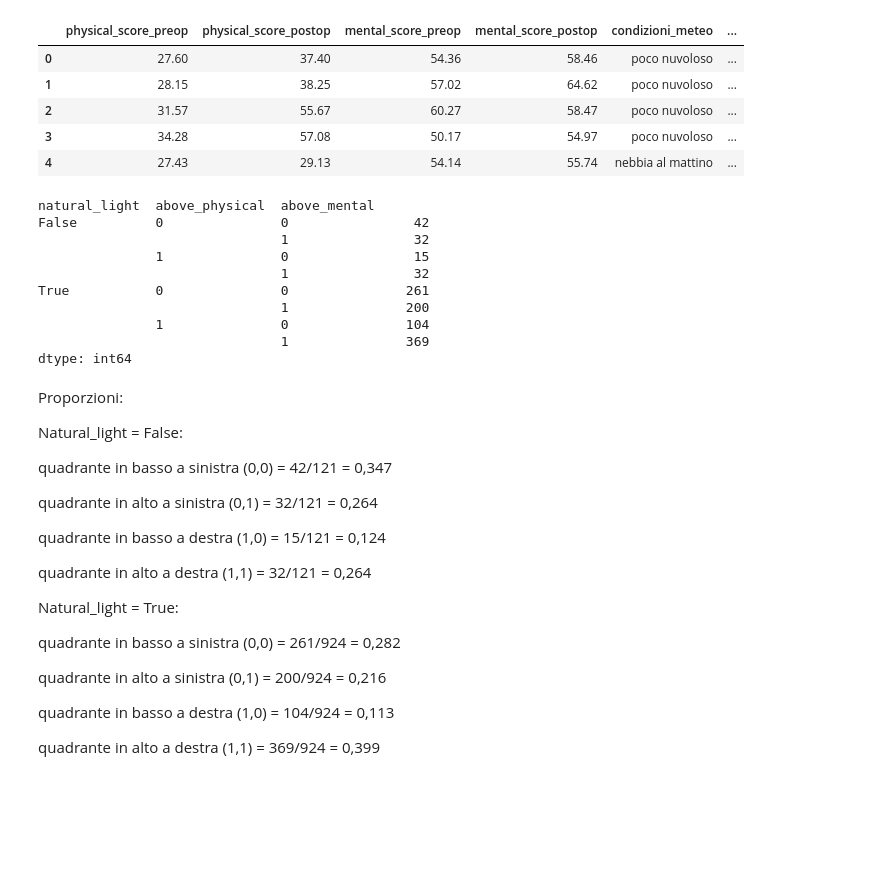
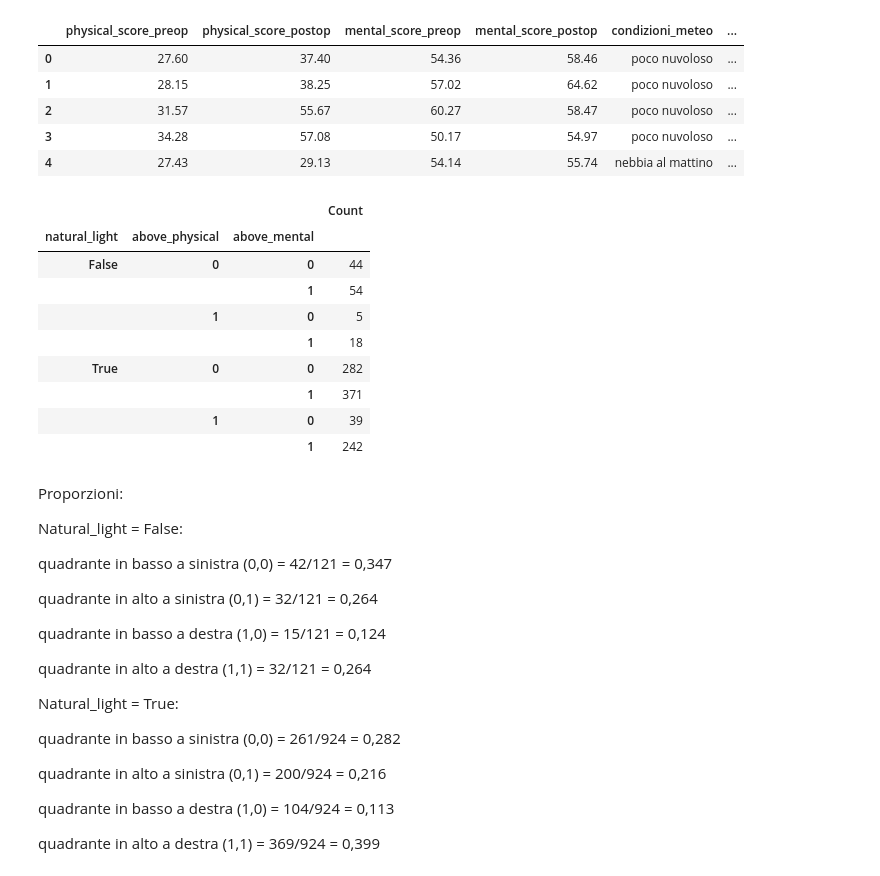
Before and after one commit to giocoal/surgery-PROMs-score-and-weather-conditions-data-visualizations, a Jupyter notebook: DataViz_Compitino_SecondaVisualizzazione.ipynb, the cells around one changed output. Cells and saved outputs as stored; diff of their text form; code cells hidden in the pictures; blank space fills up the shorter version.

```diff
--- a/DataViz_Compitino_SecondaVisualizzazione.ipynb
+++ b/DataViz_Compitino_SecondaVisualizzazione.ipynb
@@ -113,18 +117,18 @@ df1.head()
 | 3 | 34.28 | 57.08 | 50.17 | 54.97 | poco nuvoloso | ... |
 | 4 | 27.43 | 29.13 | 54.14 | 55.74 | nebbia al mattino | ... |
 # %%
-df1.groupby(['natural_light', 'above_physical', 'above_mental']).size()
+df1.groupby(['natural_light', 'above_physical', 'above_mental']).agg(Count = ('physical_score_preop','count'))
 # %% [output]
-natural_light  above_physical  above_mental
-False          0               0                42
-                               1                32
-               1               0                15
-                               1                32
-True           0               0               261
-                               1               200
-               1               0               104
-                               1               369
-dtype: int64
+|  |  |  | Count |
+| natural_light | above_physical | above_mental |  |
+| False | 0 | 0 | 44 |
+|  |  | 1 | 54 |
+|  | 1 | 0 | 5 |
+|  |  | 1 | 18 |
+| True | 0 | 0 | 282 |
+|  |  | 1 | 371 |
+|  | 1 | 0 | 39 |
+|  |  | 1 | 242 |
 # %% [markdown]
 Proporzioni:
 
```
Also changed, not shown: parts of 4 cells of this notebook.
